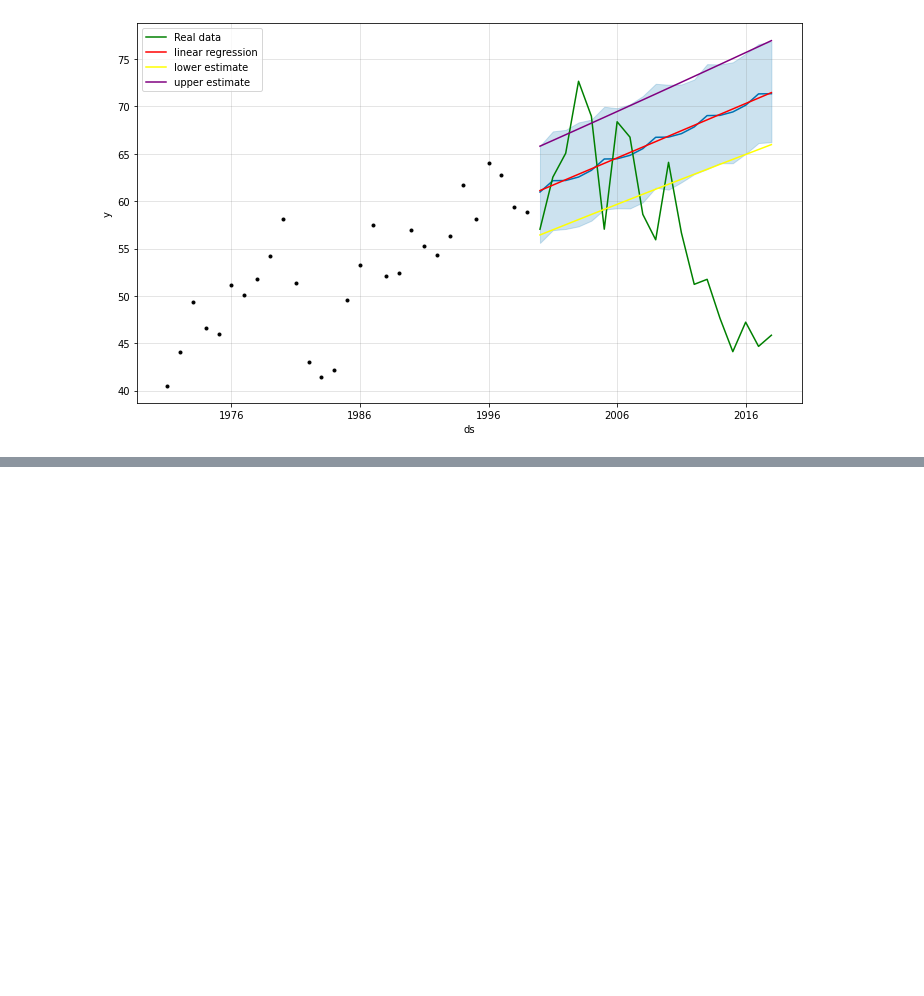
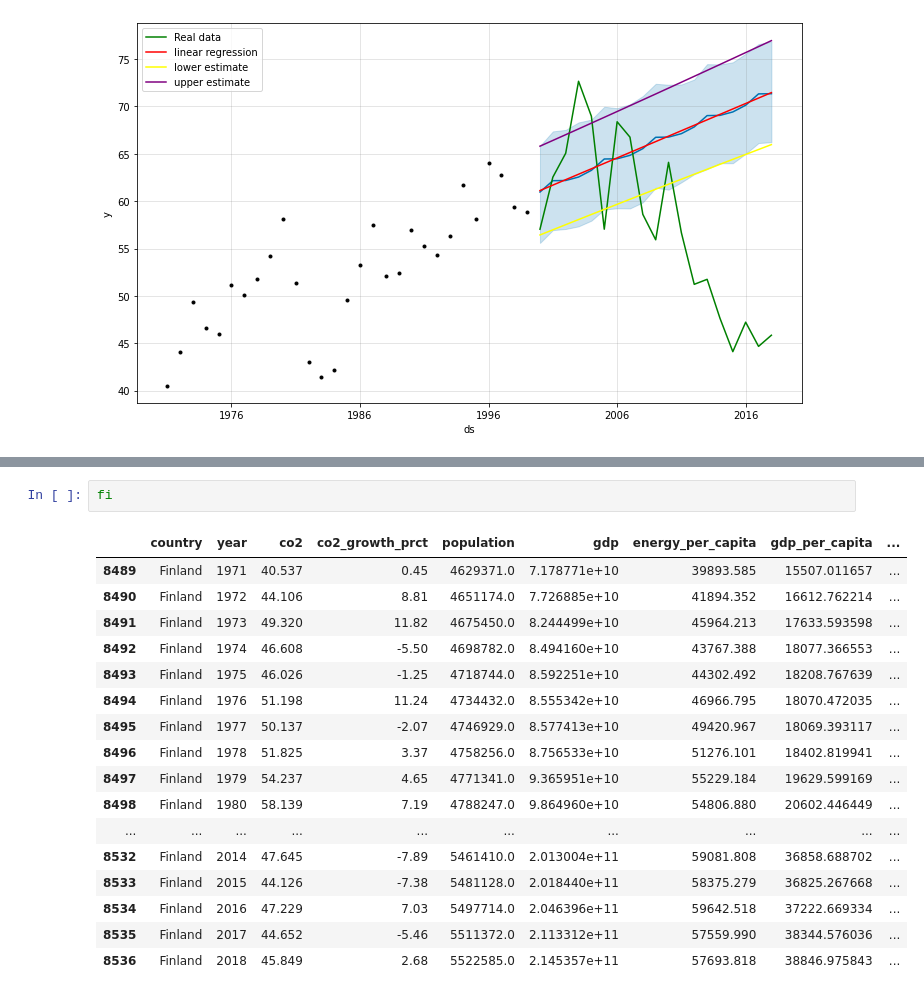
Before and after one commit to AayushKucheria/Reaktor-Communicating-Climate-Change, a Jupyter notebook: Data exploration.ipynb, the cells around one changed output, grey strips where cells are left out. Saved outputs shown, nothing was run; the diff lists cells and outputs as text; blank space fills up the shorter version.

```diff
--- a/Data exploration.ipynb
+++ b/Data exploration.ipynb
@@ -491,0 +513,20 @@ plt.legend()
+# %%
+fi
+# %% [output]
+|  | country | year | co2 | co2_growth_prct | population | gdp | energy_per_capita | gdp_per_capita | ... |
+| 8489 | Finland | 1971 | 40.537 | 0.45 | 4629371.0 | 7.178771e+10 | 39893.585 | 15507.011657 | ... |
+| 8490 | Finland | 1972 | 44.106 | 8.81 | 4651174.0 | 7.726885e+10 | 41894.352 | 16612.762214 | ... |
+| 8491 | Finland | 1973 | 49.320 | 11.82 | 4675450.0 | 8.244499e+10 | 45964.213 | 17633.593598 | ... |
+| 8492 | Finland | 1974 | 46.608 | -5.50 | 4698782.0 | 8.494160e+10 | 43767.388 | 18077.366553 | ... |
+| 8493 | Finland | 1975 | 46.026 | -1.25 | 4718744.0 | 8.592251e+10 | 44302.492 | 18208.767639 | ... |
+| 8494 | Finland | 1976 | 51.198 | 11.24 | 4734432.0 | 8.555342e+10 | 46966.795 | 18070.472035 | ... |
+| 8495 | Finland | 1977 | 50.137 | -2.07 | 4746929.0 | 8.577413e+10 | 49420.967 | 18069.393117 | ... |
+| 8496 | Finland | 1978 | 51.825 | 3.37 | 4758256.0 | 8.756533e+10 | 51276.101 | 18402.819941 | ... |
+| 8497 | Finland | 1979 | 54.237 | 4.65 | 4771341.0 | 9.365951e+10 | 55229.184 | 19629.599169 | ... |
+| 8498 | Finland | 1980 | 58.139 | 7.19 | 4788247.0 | 9.864960e+10 | 54806.880 | 20602.446449 | ... |
+| ... | ... | ... | ... | ... | ... | ... | ... | ... | ... |
+| 8532 | Finland | 2014 | 47.645 | -7.89 | 5461410.0 | 2.013004e+11 | 59081.808 | 36858.688702 | ... |
+| 8533 | Finland | 2015 | 44.126 | -7.38 | 5481128.0 | 2.018440e+11 | 58375.279 | 36825.267668 | ... |
+| 8534 | Finland | 2016 | 47.229 | 7.03 | 5497714.0 | 2.046396e+11 | 59642.518 | 37222.669334 | ... |
+| 8535 | Finland | 2017 | 44.652 | -5.46 | 5511372.0 | 2.113312e+11 | 57559.990 | 38344.576036 | ... |
+| 8536 | Finland | 2018 | 45.849 | 2.68 | 5522585.0 | 2.145357e+11 | 57693.818 | 38846.975843 | ... |
```
Also changed, not shown: parts of 7 cells of this notebook.
